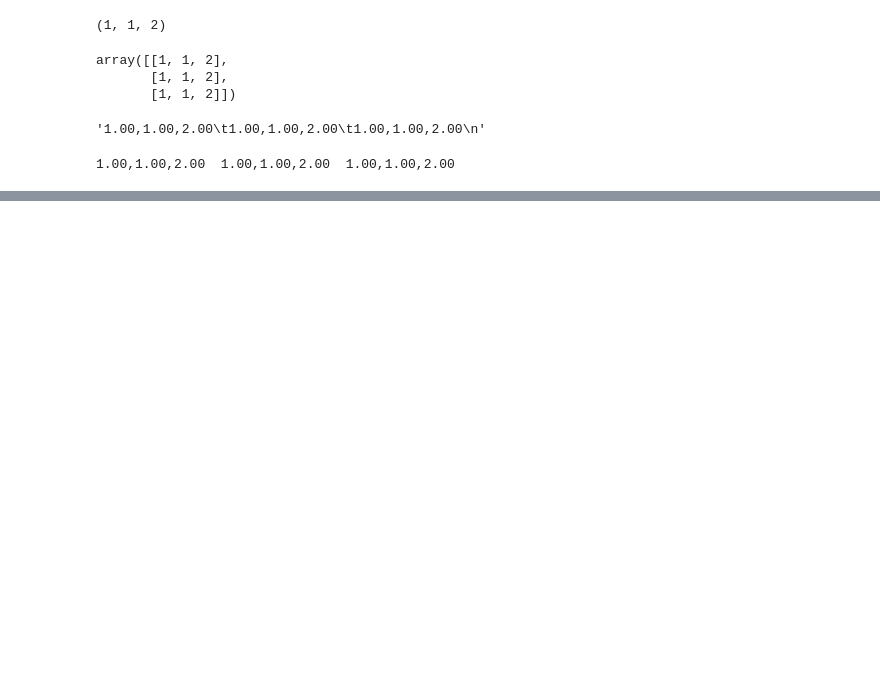
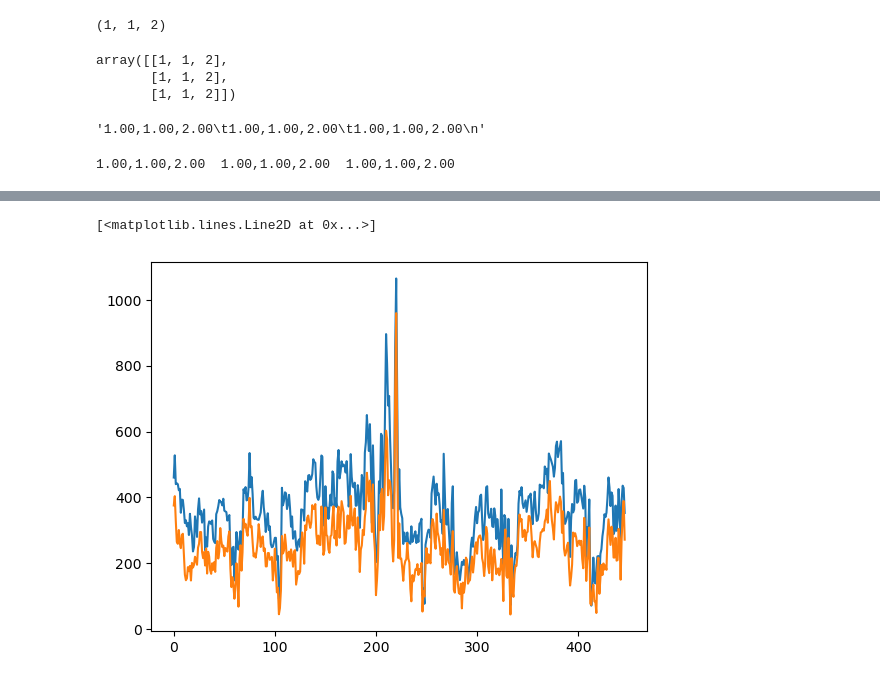
Before and after one commit to choderalab/enhanced-sampling-tmem175, a Jupyter notebook: notebooks/test-indexing-forces.ipynb, the cells around one changed output, grey strips where cells are left out. Cells and saved outputs as stored; diff of their text form; code cells hidden in the pictures; blank space fills up the shorter version.

```diff
--- a/notebooks/test-indexing-forces.ipynb
+++ b/notebooks/test-indexing-forces.ipynb
@@ -28,0 +102,2 @@ print(write_string)
+# %%
+chainb = force_mag.T[447:]
@@ -28,0 +116,6 @@ print(write_string)
+# %%
+plt.plot(chainb[:,0])
+plt.plot(chainb[:,-1])
+# %% [output]
+[<matplotlib.lines.Line2D at 0x...>]
+[figure, added]
```
Also changed, not shown: parts of 22 cells of this notebook, 3 other files.
